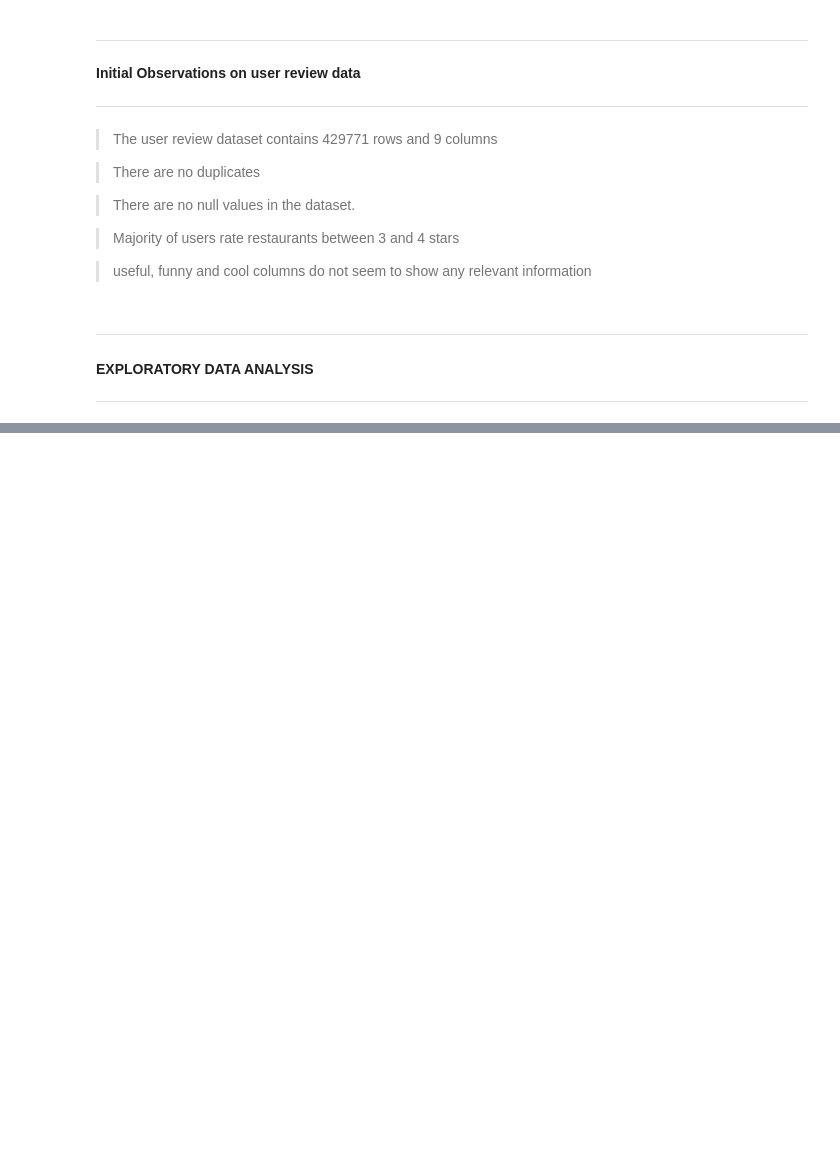
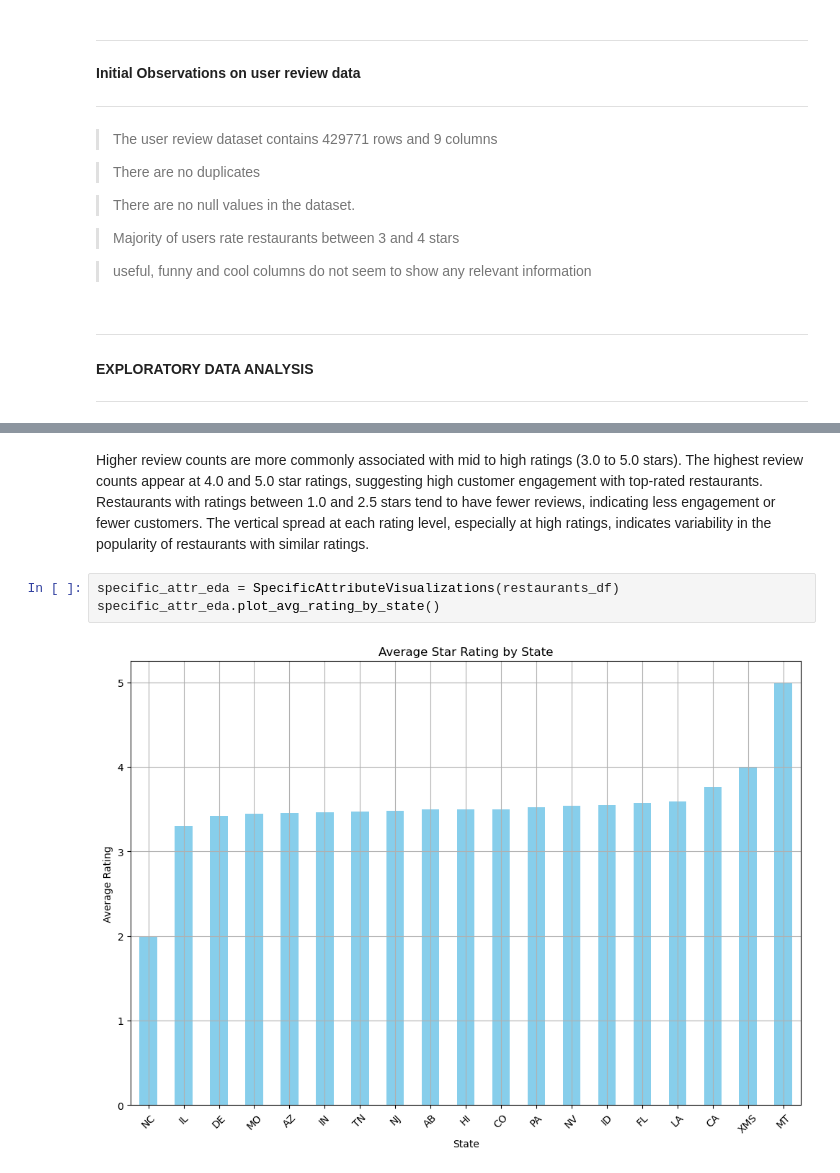
Before and after one commit to RonoHenry/Restaurant-Recommendation-System, a Jupyter notebook: 2. Data Understanding.ipynb, the cells around one changed output, grey strips where cells are left out. Saved outputs shown, nothing was run; the diff lists cells and outputs as text; blank space fills up the shorter version.

```diff
--- a/2. Data Understanding.ipynb
+++ b/2. Data Understanding.ipynb
@@ -216,0 +249,10 @@ checks.check_outliers_and_plot()
+# %% [markdown]
+ Higher review counts are more commonly associated with mid to high ratings (3.0 to 5.0 stars).
+The highest review counts appear at 4.0 and 5.0 star ratings, suggesting high customer engagement with top-rated restaurants.
+Restaurants with ratings between 1.0 and 2.5 stars tend to have fewer reviews, indicating less engagement or fewer customers.
+The vertical spread at each rating level, especially at high ratings, indicates variability in the popularity of restaurants with similar ratings.
+# %%
+specific_attr_eda = SpecificAttributeVisualizations(restaurants_df)
+specific_attr_eda.plot_avg_rating_by_state()
+# %% [output]
+[figure, added]
```
Also changed, not shown: parts of 22 cells of this notebook, 18 other files.
